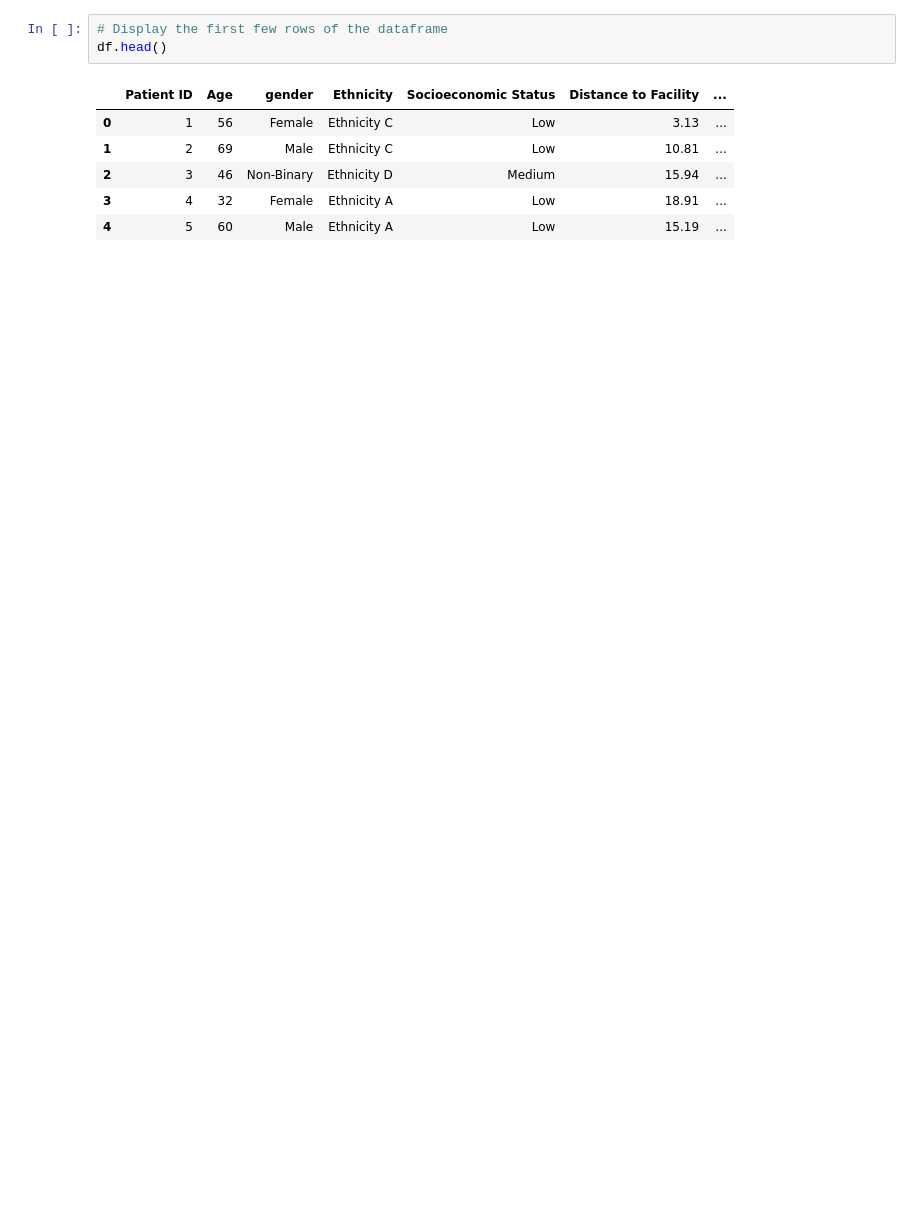
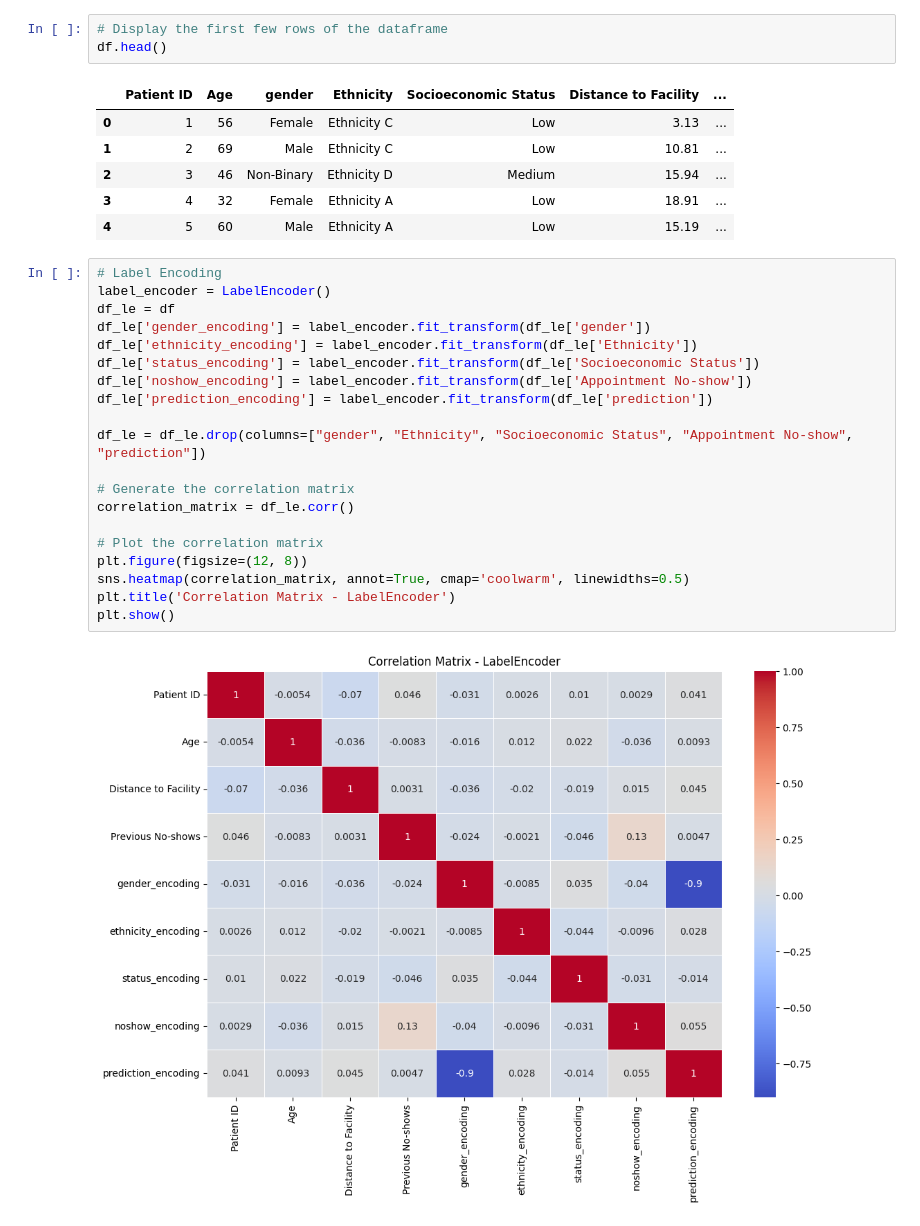
Before and after one commit to Daught/machine-learning-cheatsheet, a Jupyter notebook: correlation_matrix/correlation_matrix.ipynb, the cells around one changed output. Cells and saved outputs as stored; diff of their text form; blank space fills up the shorter version.

```diff
--- a/correlation_matrix/correlation_matrix.ipynb
+++ b/correlation_matrix/correlation_matrix.ipynb
@@ -19,6 +18,28 @@ df.head()
 | 2 | 3 | 46 | Non-Binary | Ethnicity D | Medium | 15.94 | ... |
 | 3 | 4 | 32 | Female | Ethnicity A | Low | 18.91 | ... |
 | 4 | 5 | 60 | Male | Ethnicity A | Low | 15.19 | ... |
+# %%
+# Label Encoding
+label_encoder = LabelEncoder()
+df_le = df
+df_le['gender_encoding'] = label_encoder.fit_transform(df_le['gender'])
+df_le['ethnicity_encoding'] = label_encoder.fit_transform(df_le['Ethnicity'])
+df_le['status_encoding'] = label_encoder.fit_transform(df_le['Socioeconomic Status'])
+df_le['noshow_encoding'] = label_encoder.fit_transform(df_le['Appointment No-show'])
+df_le['prediction_encoding'] = label_encoder.fit_transform(df_le['prediction'])
+
+df_le = df_le.drop(columns=["gender", "Ethnicity", "Socioeconomic Status", "Appointment No-show", "prediction"])
+
+# Generate the correlation matrix
+correlation_matrix = df_le.corr()
+
+# Plot the correlation matrix
+plt.figure(figsize=(12, 8))
+sns.heatmap(correlation_matrix, annot=True, cmap='coolwarm', linewidths=0.5)
+plt.title('Correlation Matrix - LabelEncoder')
+plt.show()
+# %% [output]
+[figure, added]
 # %%
 # One-Hot Encoding
 one_hot_encoded_df = pd.get_dummies(df, columns=['gender'])
```
Also changed, not shown: parts of 3 cells of this notebook, 8 other files.
